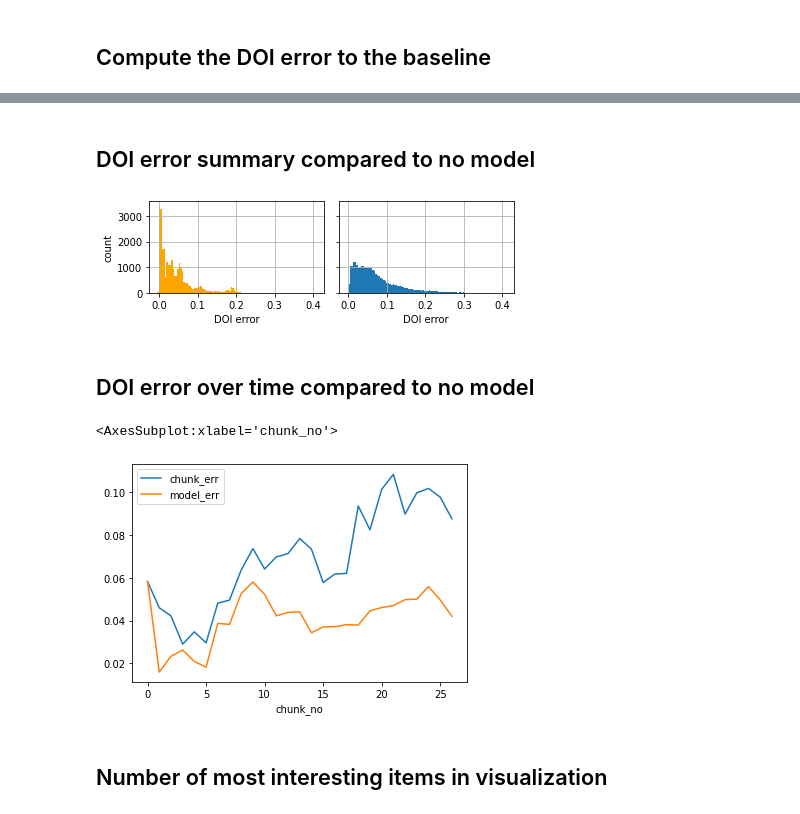
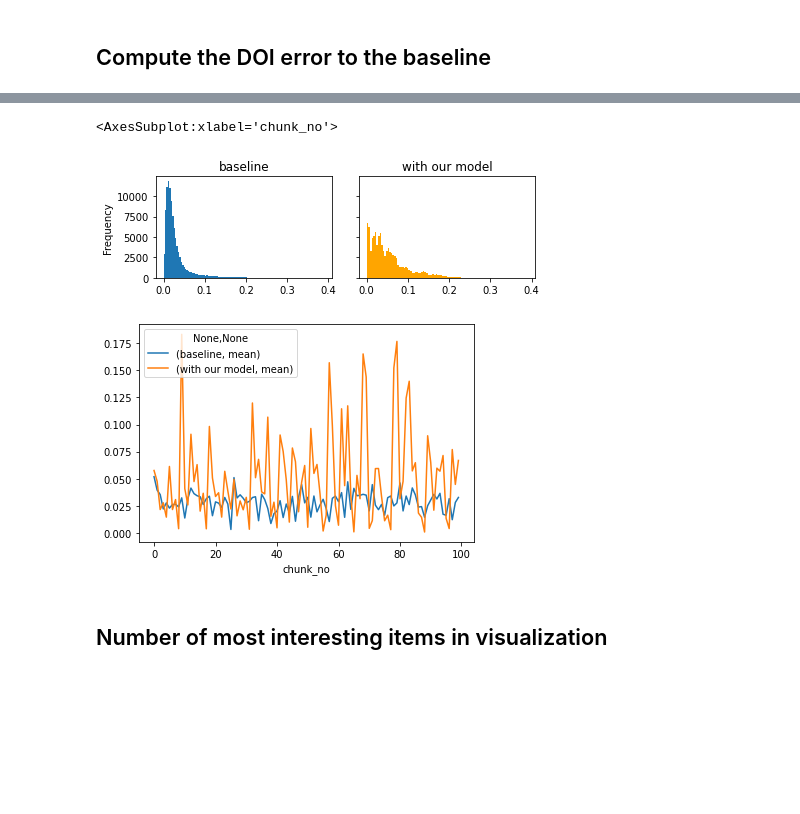
Before and after one commit to vis-au/prointerest, a Jupyter notebook: server/benchmarks/benchmarks.ipynb, the cells around one changed output, grey strips where cells are left out. Drawn from its saved outputs; the diff is of its cells as text; code cells hidden in the pictures; blank space fills up the shorter version.

Commit message:
update benchmarking

```diff
--- a/server/benchmarks/benchmarks.ipynb
+++ b/server/benchmarks/benchmarks.ipynb
@@ -203,31 +177,43 @@ join_df[["chunk_err", "model_err"]].describe()
-# %% [markdown]
-## DOI error summary compared to no model
-# %%
-import matplotlib.pyplot as plt
-
-fig, axes = plt.subplots(1, 2, figsize=(6, 2), sharex=True, sharey=True)
-
-join_df[["model_err"]].plot.hist(bins=100, ax=axes[0], color="orange", legend=None, grid=True, xlabel="error")
-join_df[["chunk_err"]].plot.hist(bins=100, ax=axes[1], legend=None, grid=True, xlabel="error")
-
-axes[0].set_ylabel("count")
-axes[0].set_xlabel("DOI error")
-axes[1].set_ylabel("count")
-axes[1].set_xlabel("DOI error")
-
-plt.tight_layout()
-# %% [output]
-[figure, removed]
-# %% [markdown]
-## DOI error over time compared to no model
-# %%
-import numpy as np
-
-join_df["chunk_no"] = np.arange(len(join_df)) // CHUNK_SIZE
-join_df.groupby("chunk_no")[["chunk_err", "model_err"]].mean().plot()
-# %% [output]
-<AxesSubplot:xlabel='chunk_no'>
-[figure, removed]
+# %%
+import os
+import pandas as pd
+from sys import path
+import seaborn as sns
+import matplotlib.pyplot as plt
+
+cwd = os.getcwd()
+path.append(f"{cwd}/..")
+
+from doi_benchmark import *
+
+fig, axes = plt.subplots(1, 2, figsize=(6, 2), sharex=True, sharey=True)
+plt.tight_layout()
+
+chunked_df = pd.read_csv("chunked.csv", index_col="id")
+chunked_df["doi_mono"] = compute_dois(chunked_df)
+
+model_df = pd.read_csv("model.csv", index_col="id")
+model_df["doi_mono"] = compute_dois(model_df)
+
+chunked_df["error"] = chunked_df["doi"] - chunked_df["doi_mono"]
+model_df["error"] = model_df["doi"] - model_df["doi_mono"]
+
+df = pd.DataFrame()
+df["baseline"] = chunked_df["error"].to_numpy().astype(np.float32)
+df["with our model"] = model_df["error"].to_numpy().astype(float)
+
+df["chunk_no"] = df.index // CHUNK_SIZE
+
+df["baseline"].plot.hist(bins=100, title="baseline", ax=axes[0])
+df["with our model"].plot.hist(bins=100, color="orange", title="with our model", ax=axes[1])
+
+df[["baseline", "with our model"]].describe()
+
+df.groupby("chunk_no").describe()[[("baseline", "mean"), ("with our model", "mean")]].plot()
+# %% [output]
+<AxesSubplot:xlabel='chunk_no'>
+[figure, added]
+[figure, added]
 # %% [markdown]
 ## Number of most interesting items in visualization
 # %%
```
Also changed, not shown: parts of 5 cells of this notebook.
